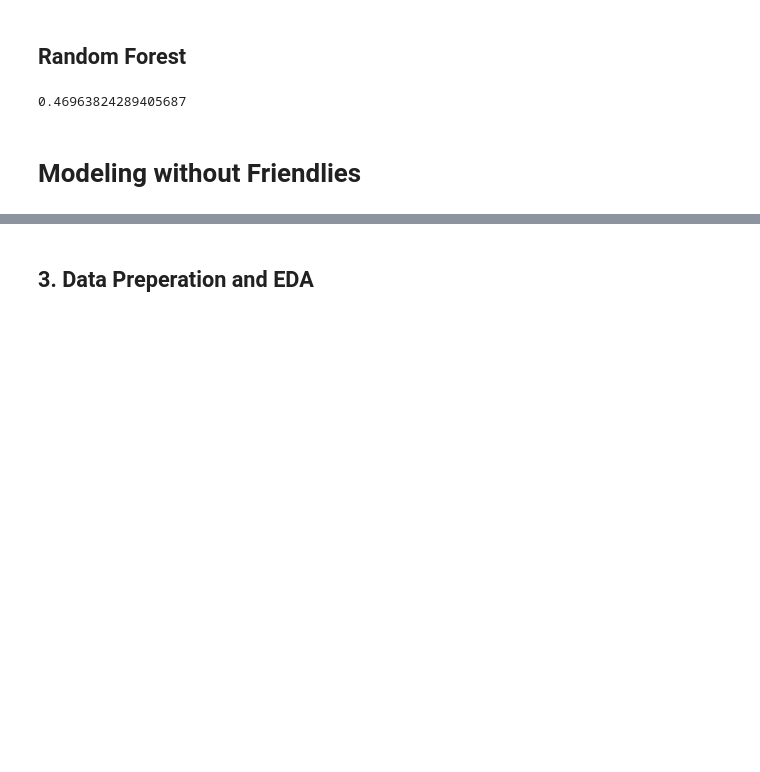
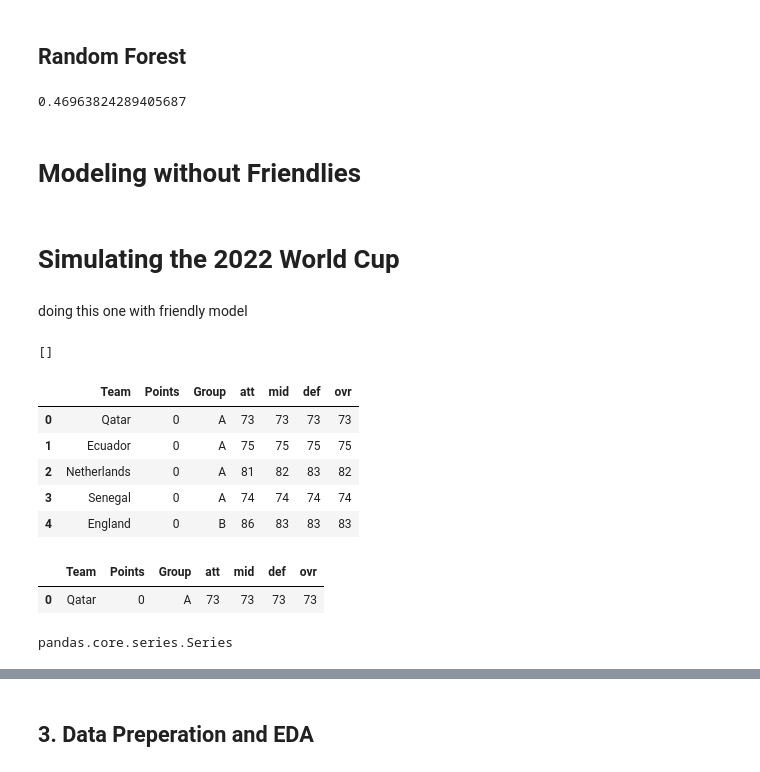
Before and after one commit to DavidHoffman11/WorldCupPredictor, a Jupyter notebook: world_cup_prediction.ipynb, the cells around one changed output, grey strips where cells are left out. Saved outputs shown, nothing was run; the diff lists cells and outputs as text; code cells hidden in the pictures; blank space fills up the shorter version.

```diff
--- a/world_cup_prediction.ipynb
+++ b/world_cup_prediction.ipynb
@@ -892,0 +911,4 @@ accuracy_score(y_test, forest_predictions)
+# %% [markdown]
+# Simulating the 2022 World Cup
+# %% [markdown]
+doing this one with friendly model
@@ -892,0 +1267,23 @@ accuracy_score(y_test, forest_predictions)
+# %%
+teamsNotFound
+# %% [output]
+[]
+# %%
+worldCup.head(5)
+# %% [output]
+|  | Team | Points | Group | att | mid | def | ovr |
+| 0 | Qatar | 0 | A | 73 | 73 | 73 | 73 |
+| 1 | Ecuador | 0 | A | 75 | 75 | 75 | 75 |
+| 2 | Netherlands | 0 | A | 81 | 82 | 83 | 82 |
+| 3 | Senegal | 0 | A | 74 | 74 | 74 | 74 |
+| 4 | England | 0 | B | 86 | 83 | 83 | 83 |
+# %%
+tester = worldCup[worldCup['Team'] == 'Qatar']
+tester
+# %% [output]
+|  | Team | Points | Group | att | mid | def | ovr |
+| 0 | Qatar | 0 | A | 73 | 73 | 73 | 73 |
+# %%
+type(tester['att'])
+# %% [output]
+pandas.core.series.Series
```
Also changed, not shown: parts of 14 cells of this notebook.
